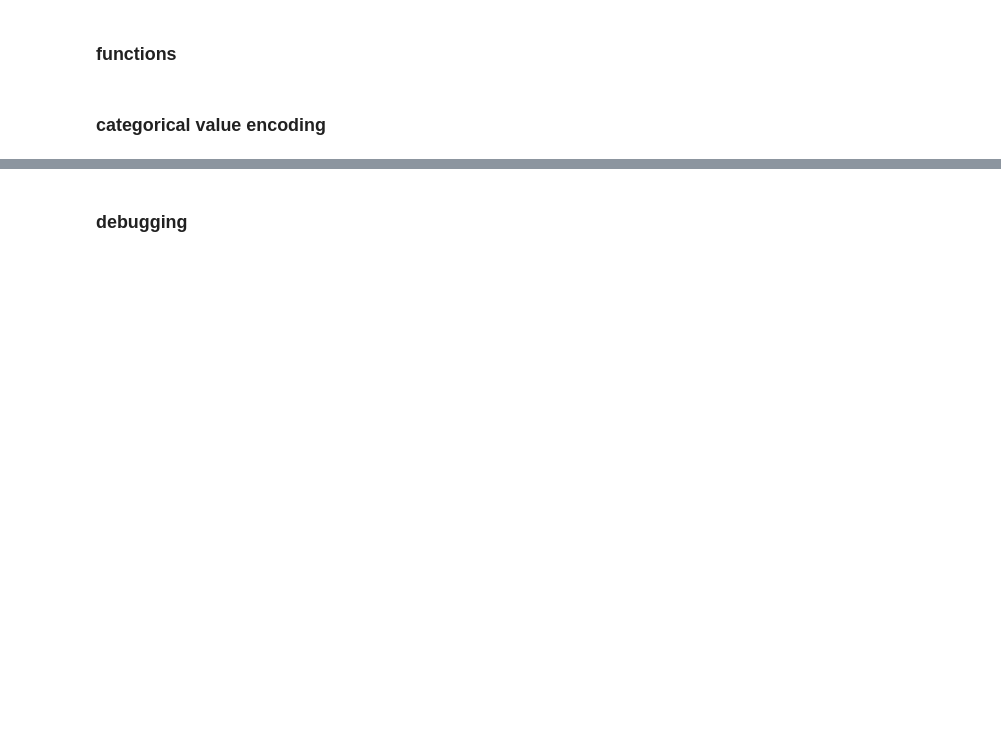
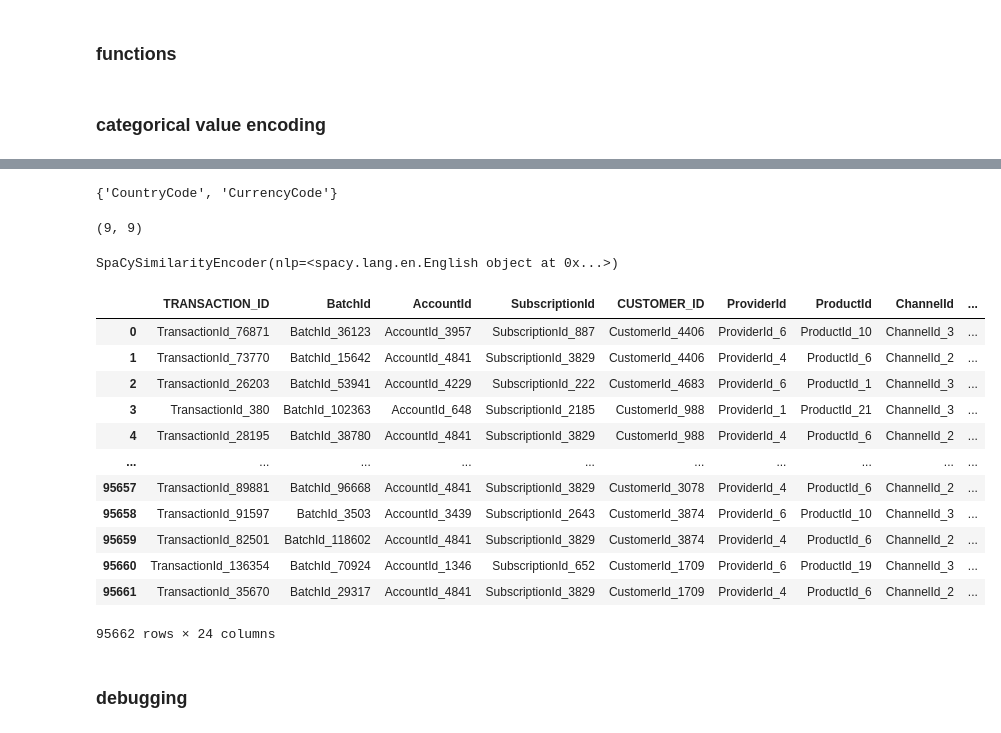
Before and after one commit to FadelMamar/fraud-detection-galsen, a Jupyter notebook: notebooks/EDA.ipynb, the cells around one changed output, grey strips where cells are left out. Cells and saved outputs as stored; diff of their text form; code cells hidden in the pictures; blank space fills up the shorter version.

```diff
--- a/notebooks/EDA.ipynb
+++ b/notebooks/EDA.ipynb
@@ -498,0 +491,4 @@ step: load data
+# %%
+X_train = train_data.drop(columns=['TX_FRAUD'])
+y_train = train_data['TX_FRAUD']
+X_train.columns
@@ -604,10 +682,0 @@ ColumnTransformer(n_jobs=8, remainder='passthrough',
-# %%
-X_train, y_train = perform_feature_engineering(
-            train_data,
-            col_transformer=col_transformer,
-            cols_to_drop=COLUMNS_TO_DROP,
-            mode="train",
-            delay_period_accountid=args.delta_delay,
-            windows_size_in_days=args.windows_size_in_days,
-            concat_features=args.concat_features,
-)
@@ -649,2 +705,50 @@ array([[ 0.00000000e+00,  0.00000000e+00,  0.00000000e+00, ...,
+# %%
+set(['ProductCategory','CountryCode','CurrencyCode']) & set([
+                                                            "CurrencyCode",
+                                                            "CountryCode",
+                                                            "SubscriptionId",
+                                                            "BatchId",
+                                                            "CUSTOMER_ID",
+                                                            "AccountId",
+                                                            "TRANSACTION_ID",
+                                                            "TX_DATETIME",
+                                                            "TX_TIME_DAYS",
+                                                        ])
+# %% [output]
+{'CountryCode', 'CurrencyCode'}
+# %%
+product_categories = X_train['ProductCategory'].unique().astype(str)
+distances = pairwise_distances(product_categories, metric=partial_compute_similarity)
+distances.shape
+# %% [output]
+(9, 9)
+# %%
+model_name="en_core_web_md"
+similarity_encoder = load_cat_encoding(cat_encoding_method='similarity',
+                                       nlp_model_name=model_name,
+                                       cols=['ProductCategory','CountryCode','CurrencyCode'],
+                                    )
+# %%
+similarity_encoder
+# %% [output]
+SpaCySimilarityEncoder(nlp=<spacy.lang.en.English object at 0x...>)
+# %%
+X_ProductCategory = similarity_encoder.fit_transform(X_train,y=y_train)
+# %%
+X_ProductCategory
+# %% [output]
+|  | TRANSACTION_ID | BatchId | AccountId | SubscriptionId | CUSTOMER_ID | ProviderId | ProductId | ChannelId | ... |
+| 0 | TransactionId_76871 | BatchId_36123 | AccountId_3957 | SubscriptionId_887 | CustomerId_4406 | ProviderId_6 | ProductId_10 | ChannelId_3 | ... |
+| 1 | TransactionId_73770 | BatchId_15642 | AccountId_4841 | SubscriptionId_3829 | CustomerId_4406 | ProviderId_4 | ProductId_6 | ChannelId_2 | ... |
+| 2 | TransactionId_26203 | BatchId_53941 | AccountId_4229 | SubscriptionId_222 | CustomerId_4683 | ProviderId_6 | ProductId_1 | ChannelId_3 | ... |
+| 3 | TransactionId_380 | BatchId_102363 | AccountId_648 | SubscriptionId_2185 | CustomerId_988 | ProviderId_1 | ProductId_21 | ChannelId_3 | ... |
+| 4 | TransactionId_28195 | BatchId_38780 | AccountId_4841 | SubscriptionId_3829 | CustomerId_988 | ProviderId_4 | ProductId_6 | ChannelId_2 | ... |
+| ... | ... | ... | ... | ... | ... | ... | ... | ... | ... |
+| 95657 | TransactionId_89881 | BatchId_96668 | AccountId_4841 | SubscriptionId_3829 | CustomerId_3078 | ProviderId_4 | ProductId_6 | ChannelId_2 | ... |
+| 95658 | TransactionId_91597 | BatchId_3503 | AccountId_3439 | SubscriptionId_2643 | CustomerId_3874 | ProviderId_6 | ProductId_10 | ChannelId_3 | ... |
+| 95659 | TransactionId_82501 | BatchId_118602 | AccountId_4841 | SubscriptionId_3829 | CustomerId_3874 | ProviderId_4 | ProductId_6 | ChannelId_2 | ... |
+| 95660 | TransactionId_136354 | BatchId_70924 | AccountId_1346 | SubscriptionId_652 | CustomerId_1709 | ProviderId_6 | ProductId_19 | ChannelId_3 | ... |
+| 95661 | TransactionId_35670 | BatchId_29317 | AccountId_4841 | SubscriptionId_3829 | CustomerId_1709 | ProviderId_4 | ProductId_6 | ChannelId_2 | ... |
+95662 rows × 24 columns
 # %% [markdown]
 ### debugging
```
Also changed, not shown: parts of 60 cells of this notebook, 12 other files.
